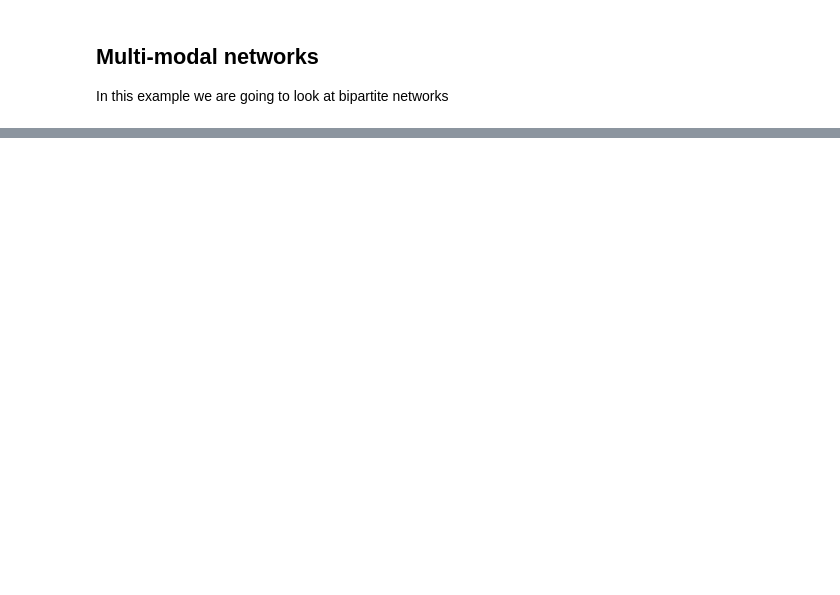
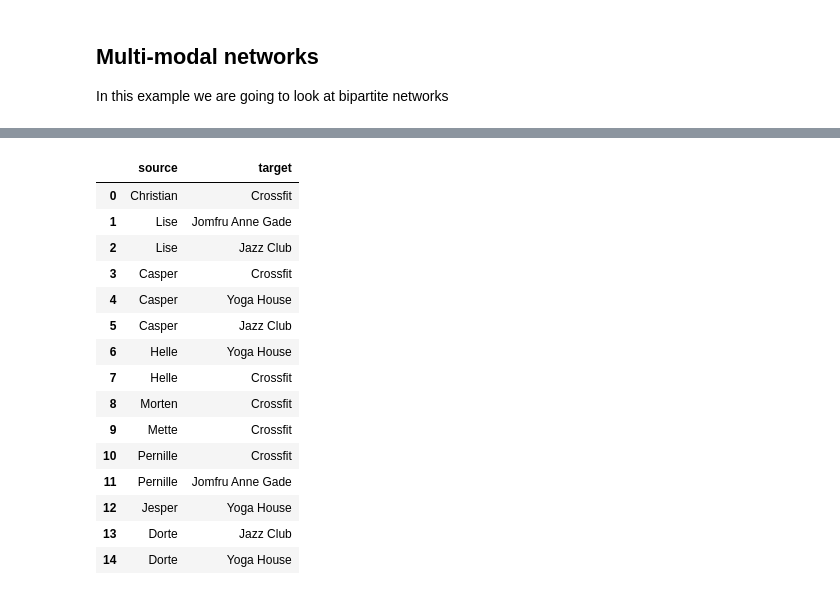
Before and after one commit to SDS-AAU/SDS-master, a Jupyter notebook: M2/notebooks/M2_Bipartite_graphs_in_Python.ipynb, the cells around one changed output, grey strips where cells are left out. Cells and saved outputs as stored; diff of their text form; code cells hidden in the pictures; blank space fills up the shorter version.

```diff
--- a/M2/notebooks/M2_Bipartite_graphs_in_Python.ipynb
+++ b/M2/notebooks/M2_Bipartite_graphs_in_Python.ipynb
@@ -145,6 +210,25 @@ nx.draw(B_places, with_labels=True)
 # %%
 # pull edges
 edges_df = nx.to_pandas_edgelist(B)
+# %%
+edges_df
+# %% [output]
+|  | source | target |
+| 0 | Christian | Crossfit |
+| 1 | Lise | Jomfru Anne Gade |
+| 2 | Lise | Jazz Club |
+| 3 | Casper | Crossfit |
+| 4 | Casper | Yoga House |
+| 5 | Casper | Jazz Club |
+| 6 | Helle | Yoga House |
+| 7 | Helle | Crossfit |
+| 8 | Morten | Crossfit |
+| 9 | Mette | Crossfit |
+| 10 | Pernille | Crossfit |
+| 11 | Pernille | Jomfru Anne Gade |
+| 12 | Jesper | Yoga House |
+| 13 | Dorte | Jazz Club |
+| 14 | Dorte | Yoga House |
 # %%
 # create matrix from edges
 adj_df = pd.crosstab(edges_df.source, edges_df.target)
```
Also changed, not shown: parts of 20 cells of this notebook.
